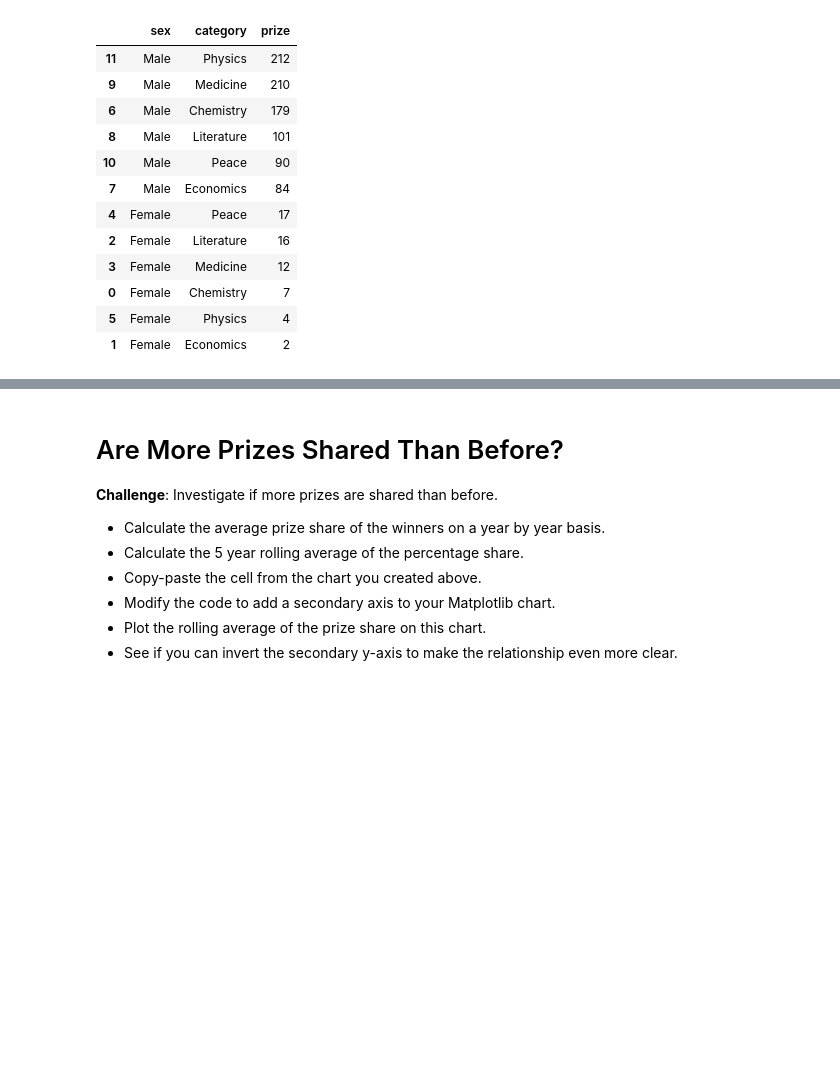
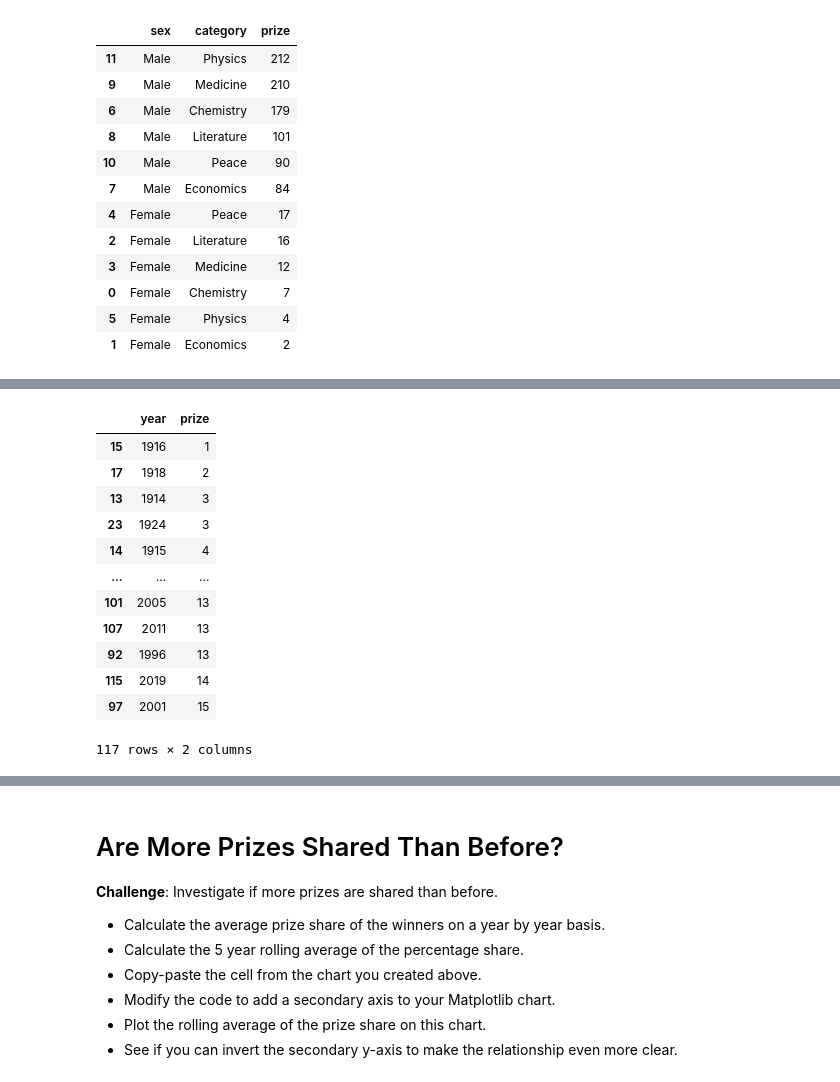
Before and after one commit to TahaThinks/DataScienceProjects2024, a Jupyter notebook: Nobel_Prize_Analysis_(start).ipynb, the cells around one changed output, grey strips where cells are left out. Cells and saved outputs as stored; diff of their text form; code cells hidden in the pictures; blank space fills up the shorter version.

```diff
--- a/Nobel_Prize_Analysis_(start).ipynb
+++ b/Nobel_Prize_Analysis_(start).ipynb
@@ -410,0 +416,19 @@ category_gender_chart.show()
+# %%
+#Create a DF with year and new created column called prize as count
+prize_per_year = df_data.groupby(by=["year"],as_index=False).agg({'prize': pd.Series.count})
+prize_per_year.sort_values(by='prize', inplace=True)
+prize_per_year
+# %% [output]
+|  | year | prize |
+| 15 | 1916 | 1 |
+| 17 | 1918 | 2 |
+| 13 | 1914 | 3 |
+| 23 | 1924 | 3 |
+| 14 | 1915 | 4 |
+| ... | ... | ... |
+| 101 | 2005 | 13 |
+| 107 | 2011 | 13 |
+| 92 | 1996 | 13 |
+| 115 | 2019 | 14 |
+| 97 | 2001 | 15 |
+117 rows × 2 columns
```
Also changed, not shown: parts of 4 cells of this notebook.
